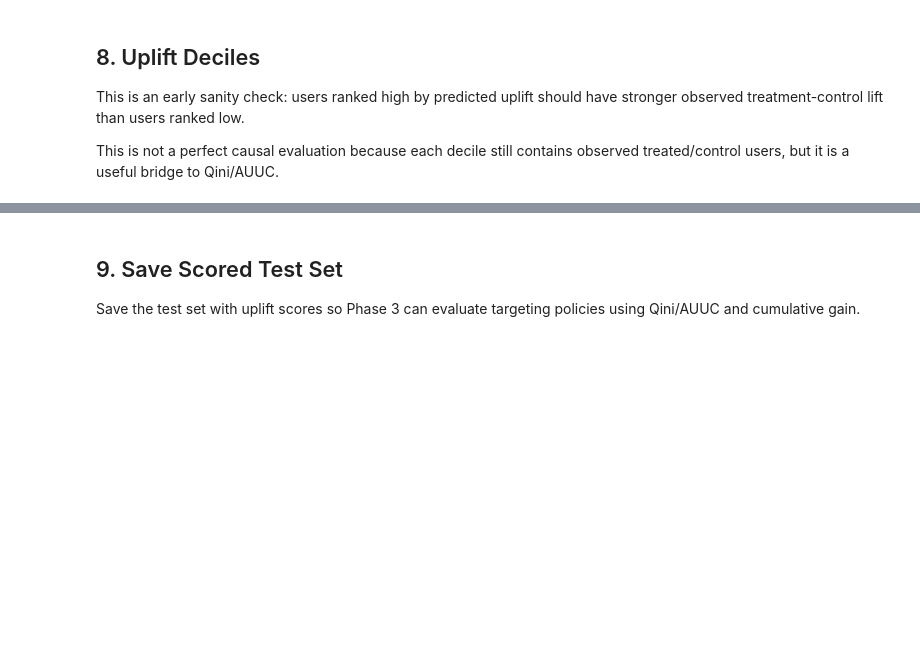
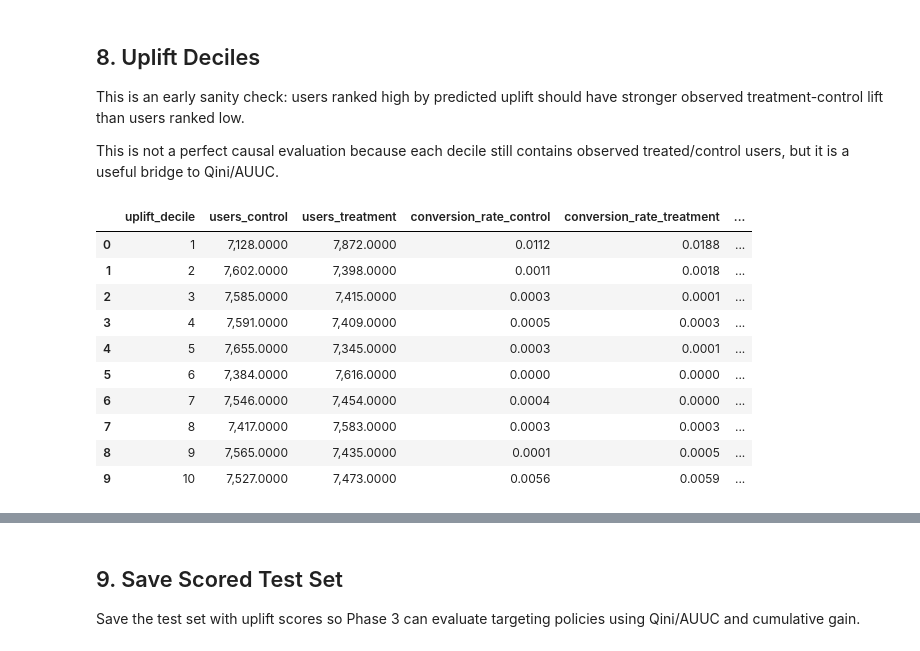
Before and after one commit to rooderich/causal-impact-estimation, a Jupyter notebook: notebooks/02_uplift_modeling.ipynb, the cells around one changed output, grey strips where cells are left out. Saved outputs shown, nothing was run; the diff lists cells and outputs as text; code cells hidden in the pictures; blank space fills up the shorter version.

```diff
--- a/notebooks/02_uplift_modeling.ipynb
+++ b/notebooks/02_uplift_modeling.ipynb
@@ -241,28 +317,40 @@ This is not a perfect causal evaluation because each decile still contains obser
 # %%
 def decile_lift_table(df, score_col):
     scored = df.copy()
-    # Decile 1 = lowest predicted uplift, decile 10 = highest predicted uplift.
     scored["uplift_decile"] = pd.qcut(
         scored[score_col].rank(method="first"),
         q=10,
         labels=False,
     ) + 1
+    scored["uplift_decile"] = 11 - scored["uplift_decile"]
 
     table = (
         scored.groupby(["uplift_decile", treatment_col])[target_col]
         .agg(users="size", conversion_rate="mean")
         .reset_index()
         .pivot(index="uplift_decile", columns=treatment_col, values=["users", "conversion_rate"])
     )
     table.columns = [f"{metric}_{'control' if treatment == 0 else 'treatment'}" for metric, treatment in table.columns]
     table = table.reset_index()
     table["observed_lift"] = table["conversion_rate_treatment"] - table["conversion_rate_control"]
     return table.sort_values("uplift_decile")
 
 
 s_deciles = decile_lift_table(test_df, "s_uplift")
 t_deciles = decile_lift_table(test_df, "t_uplift")
 
 s_deciles
+# %% [output]
+|  | uplift_decile | users_control | users_treatment | conversion_rate_control | conversion_rate_treatment | ... |
+| 0 | 1 | 7,128.0000 | 7,872.0000 | 0.0112 | 0.0188 | ... |
+| 1 | 2 | 7,602.0000 | 7,398.0000 | 0.0011 | 0.0018 | ... |
+| 2 | 3 | 7,585.0000 | 7,415.0000 | 0.0003 | 0.0001 | ... |
+| 3 | 4 | 7,591.0000 | 7,409.0000 | 0.0005 | 0.0003 | ... |
+| 4 | 5 | 7,655.0000 | 7,345.0000 | 0.0003 | 0.0001 | ... |
+| 5 | 6 | 7,384.0000 | 7,616.0000 | 0.0000 | 0.0000 | ... |
+| 6 | 7 | 7,546.0000 | 7,454.0000 | 0.0004 | 0.0000 | ... |
+| 7 | 8 | 7,417.0000 | 7,583.0000 | 0.0003 | 0.0003 | ... |
+| 8 | 9 | 7,565.0000 | 7,435.0000 | 0.0001 | 0.0005 | ... |
+| 9 | 10 | 7,527.0000 | 7,473.0000 | 0.0056 | 0.0059 | ... |
 # %%
 t_deciles
```
Also changed, not shown: parts of 18 cells of this notebook, 8 other files.
